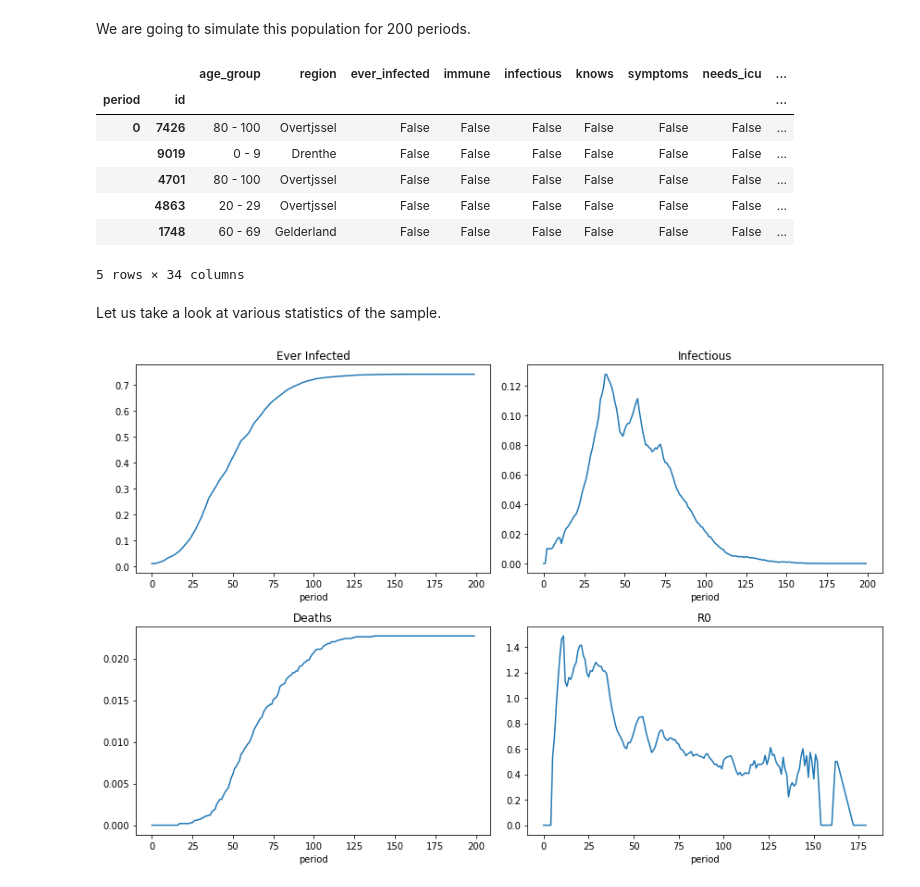
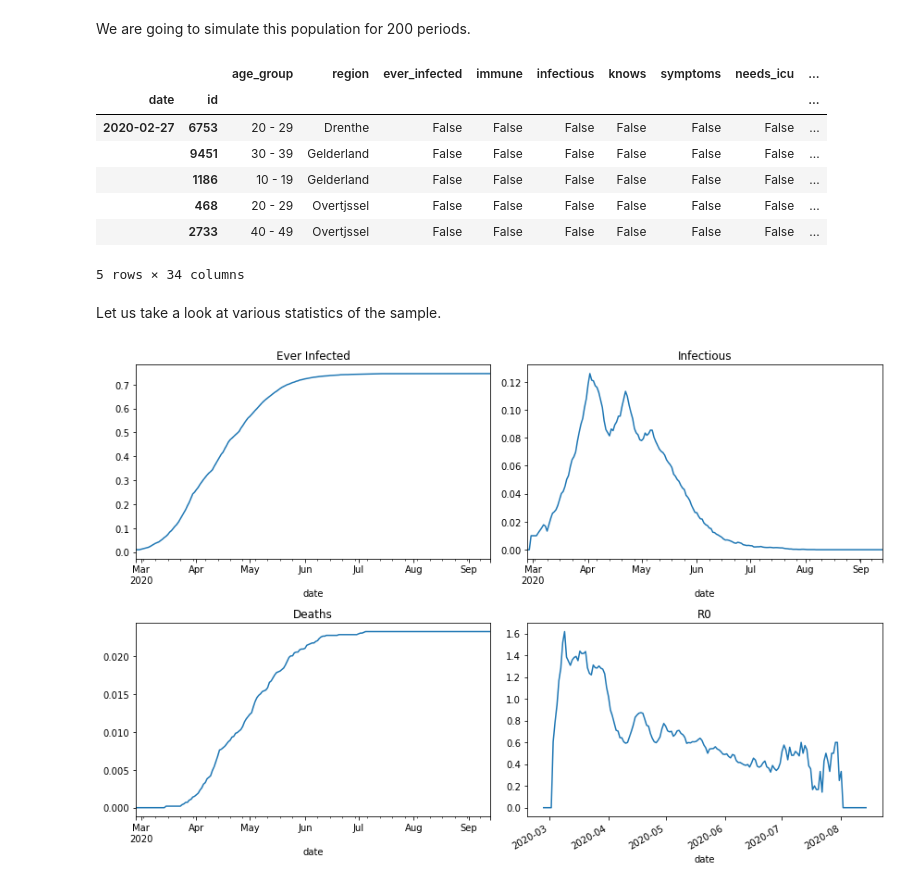
Before and after one commit to covid-19-impact-lab/sid, a Jupyter notebook: docs/source/tutorials/simulation.ipynb, the cells around one changed output. Drawn from its saved outputs; the diff is of its cells as text; code cells hidden in the pictures.

Commit message:
Dates instead of periods.

```diff
--- a/docs/source/tutorials/simulation.ipynb
+++ b/docs/source/tutorials/simulation.ipynb
@@ -88,14 +88,12 @@ def contact_policy_is_active(states):
 
 contact_policies = {
     "meet_close": {
-        "start": 30,
-        "end": 101,
+        "start": "2020-03-12",
         "multiplier": 0.5,
         "is_active": contact_policy_is_active,
     },
     "meet_distant": {
-        "start": 30,
-        "end": 101,
+        "start": "2020-03-12",
         "multiplier": 0.5,
         "is_active": contact_policy_is_active,
     },
@@ -108,7 +106,7 @@ df = simulate(
     initial_states=initial_states,
     initial_infections=initial_infections,
     contact_models=contact_models,
-    duration=200,
+    duration={"start": "2020-02-27", "periods": 200},
     contact_policies=contact_policies,
     assort_by=["age_group", "region"],
     seed=0,
@@ -116,32 +114,32 @@ df = simulate(
 df.head(5)
 # %% [output]
 |  |  | age_group | region | ever_infected | immune | infectious | knows | symptoms | needs_icu | ... |
-| period | id |  |  |  |  |  |  |  |  | ... |
-| 0 | 7426 | 80 - 100 | Overtjssel | False | False | False | False | False | False | ... |
-|  | 9019 | 0 - 9 | Drenthe | False | False | False | False | False | False | ... |
-|  | 4701 | 80 - 100 | Overtjssel | False | False | False | False | False | False | ... |
-|  | 4863 | 20 - 29 | Overtjssel | False | False | False | False | False | False | ... |
-|  | 1748 | 60 - 69 | Gelderland | False | False | False | False | False | False | ... |
+| date | id |  |  |  |  |  |  |  |  | ... |
+| 2020-02-27 | 6753 | 20 - 29 | Drenthe | False | False | False | False | False | False | ... |
+|  | 9451 | 30 - 39 | Gelderland | False | False | False | False | False | False | ... |
+|  | 1186 | 10 - 19 | Gelderland | False | False | False | False | False | False | ... |
+|  | 468 | 20 - 29 | Overtjssel | False | False | False | False | False | False | ... |
+|  | 2733 | 40 - 49 | Overtjssel | False | False | False | False | False | False | ... |
 5 rows × 34 columns
 # %% [markdown]
 Let us take a look at various statistics of the sample.
 # %%
 fig, axs = plt.subplots(2, 2, figsize=(12, 8))
 
 axs = axs.flatten()
 
-df.groupby("period").ever_infected.mean().plot(ax=axs[0])
-df.groupby("period").infectious.mean().plot(ax=axs[1])
-df.groupby("period").dead.mean().plot(ax=axs[2])
+df.groupby("date").ever_infected.mean().plot(ax=axs[0])
+df.groupby("date").infectious.mean().plot(ax=axs[1])
+df.groupby("date").dead.mean().plot(ax=axs[2])
 
 infectious_last_seven_days = df.cd_infectious_false.between(-7, 0)
-df.loc[infectious_last_seven_days].groupby("period").infection_counter.mean().plot(ax=axs[3])
+df.loc[infectious_last_seven_days].groupby("date").infection_counter.mean().plot(ax=axs[3])
 
 axs[0].set_title("Ever Infected")
 axs[1].set_title("Infectious")
 axs[2].set_title("Deaths")
 axs[3].set_title("R0")
 
 fig.tight_layout()
 # %% [output]
-[figure, old version]
+[figure, new version]
```
Also changed, not shown: parts of 1 cell of this notebook, 2 other files.
